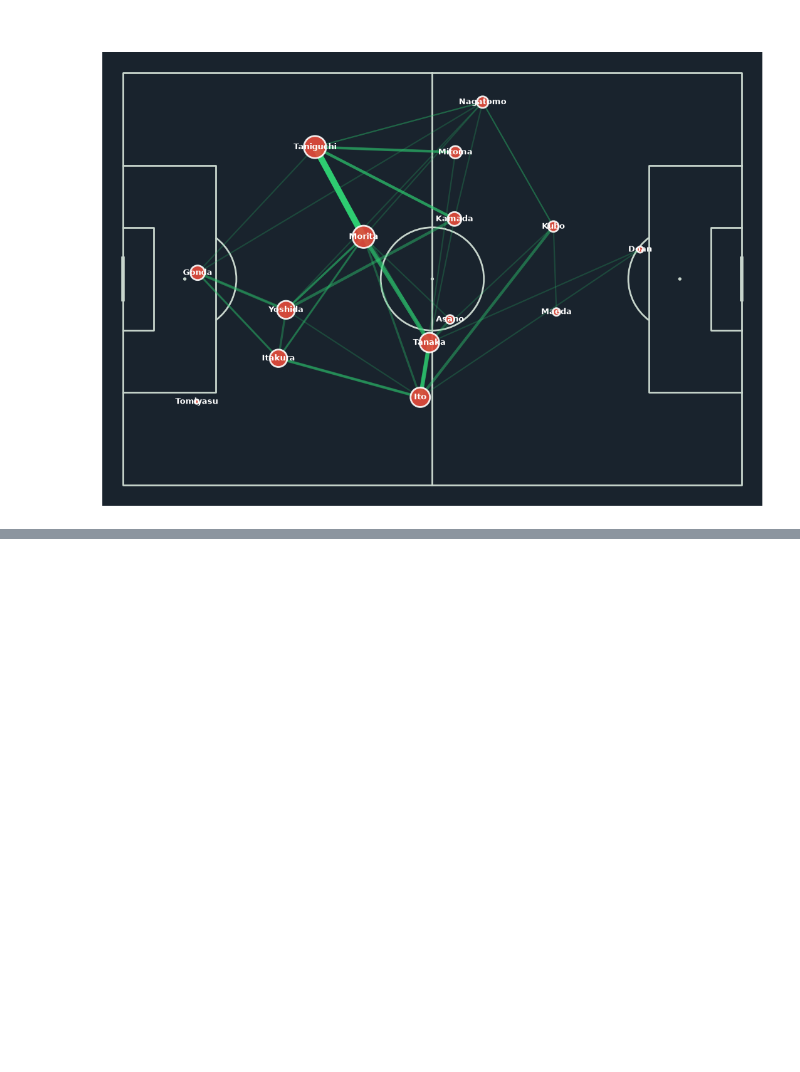
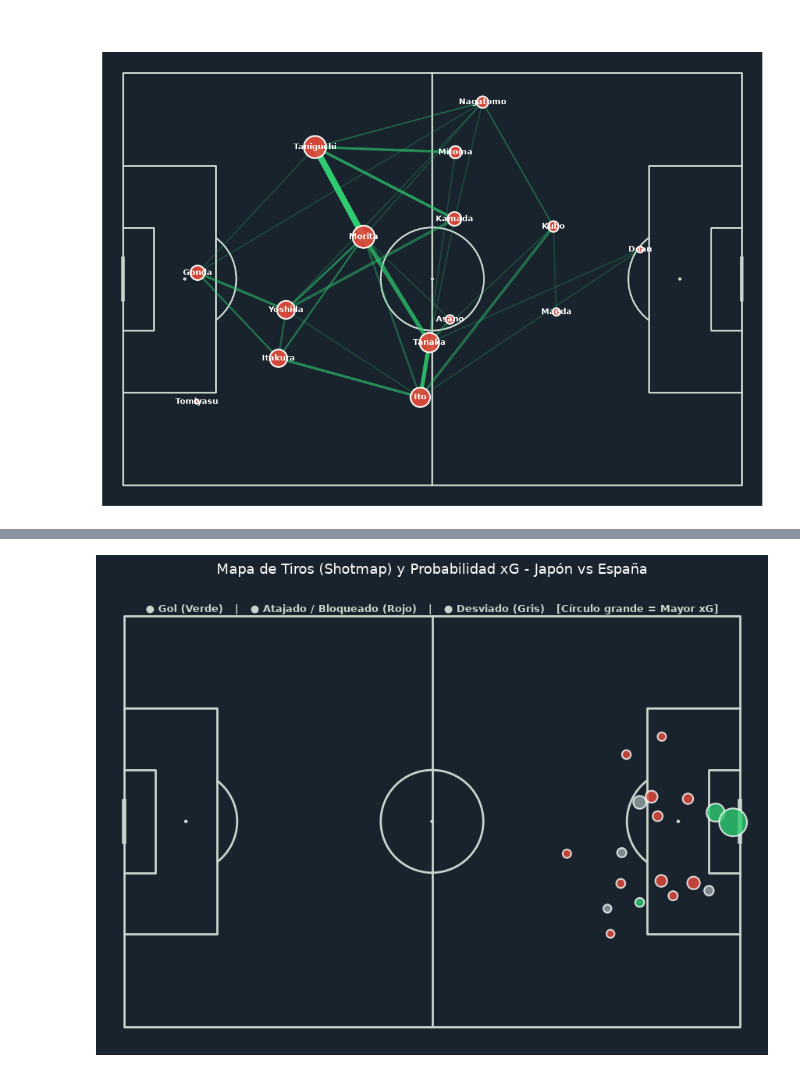
Before and after one commit to Magffbe/football-tactical-dashboard, a Jupyter notebook: experimentos.ipynb, the cells around one changed output, grey strips where cells are left out. Cells and saved outputs as stored; diff of their text form; code cells hidden in the pictures; blank space fills up the shorter version.

Commit message:
Feat: Add team level Shotmap and xG visualization to Tab 1

```diff
--- a/experimentos.ipynb
+++ b/experimentos.ipynb
@@ -346,0 +385,36 @@ plt.show()
+# %%
+# 1. Crear el terreno de juego con fondo oscuro uniforme en la figura
+pitch = Pitch(pitch_type='statsbomb', pitch_color='#19232d', line_color='#c7d5cc')
+fig, ax = pitch.draw(figsize=(10, 6.5))
+fig.set_facecolor('#19232d')
+
+# 2. Asignar colores según el resultado del remate
+def obtener_color_resultado(resultado):
+    if resultado == 'Goal':
+        return '#2ecc71'  # Verde para gol
+    elif resultado in ['Saved', 'Blocked']:
+        return '#e74c3c'  # Rojo para atajado/bloqueado
+    else:
+        return '#95a5a6'  # Gris para desviado
+
+df_tiros['color'] = df_tiros['outcome'].apply(obtener_color_resultado)
+
+# 3. Dibujar los remates en la cancha
+pitch.scatter(
+    df_tiros['x'], df_tiros['y'],
+    s=df_tiros['xg'] * 700 + 50,
+    color=df_tiros['color'],
+    edgecolors='white',
+    linewidth=1.5,
+    alpha=0.8,
+    ax=ax
+)
+
+# 4. Título y Leyenda con viñetas limpias (●)
+ax.set_title("Mapa de Tiros (Shotmap) y Probabilidad xG - Japón vs España", color='white', fontsize=13, pad=20)
+fig.text(0.5, 0.88, "● Gol (Verde)   |   ● Atajado / Bloqueado (Rojo)   |   ● Desviado (Gris)   [Círculo grande = Mayor xG]",
+         ha='center', color='#c7d5cc', fontsize=9.5, weight='bold')
+
+plt.show()
+# %% [output]
+[figure, added]
```
Also changed, not shown: parts of 1 cell of this notebook, 1 other file.
